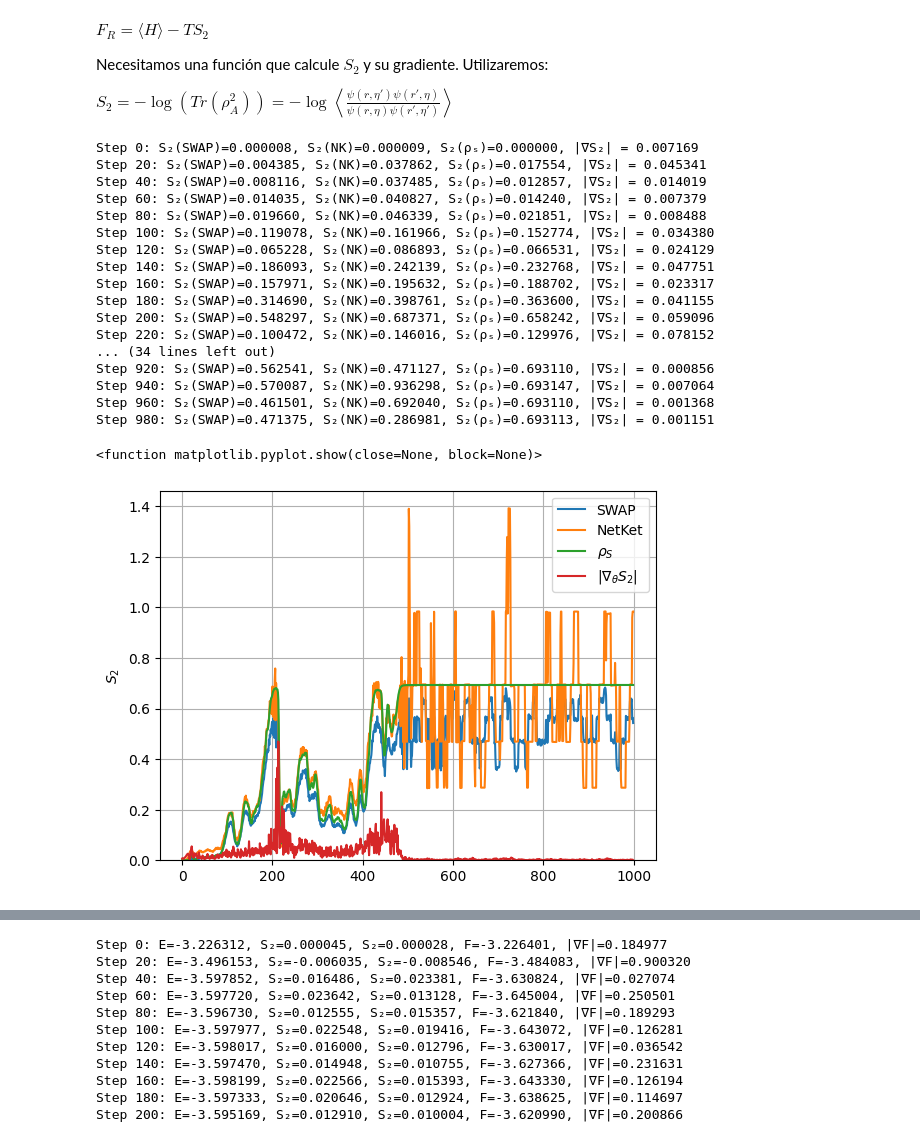
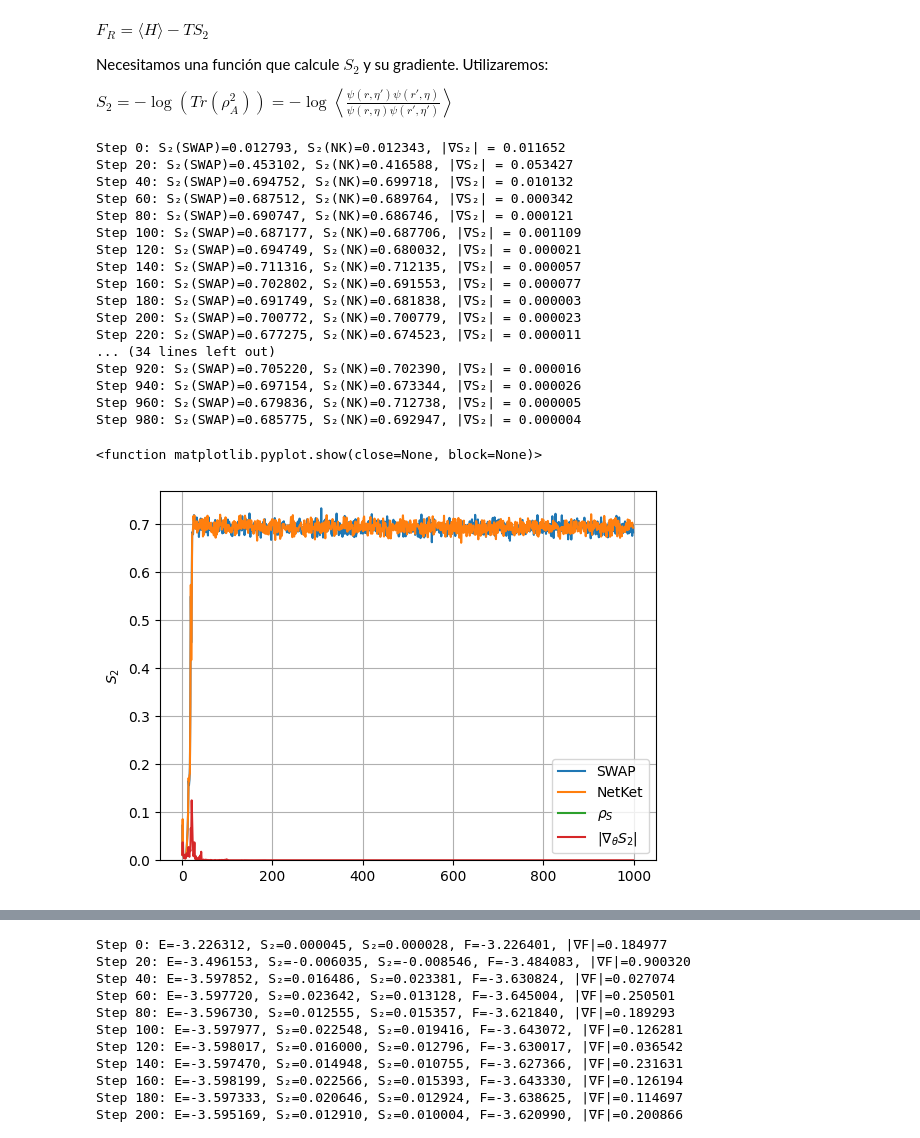
Before and after one commit to ismaelcastrouimp/TFM, a Jupyter notebook: Ancilla_Ising.ipynb, the cells around one changed output, grey strips where cells are left out. Cells and saved outputs as stored; diff of their text form; code cells hidden in the pictures.

Commit message:
Exact sampling, multi layer perceptron added, lr schedule

```diff
--- a/Ancilla_Ising.ipynb
+++ b/Ancilla_Ising.ipynb
@@ -663,13 +705,15 @@ class RBM_Z2(nn.Module):
 #Se busca el estado que maximiza S₂, en nuestro caso max(S₂)=ln(4)
 
 partition = list(range(N))
-g = nk.graph.Chain(length=N+N_ancilla, pbc=False)
-sampler = nk.sampler.MetropolisExchange(hi_extended, graph=g, d_max=N+N_ancilla)
+# g = nk.graph.Chain(length=N+N_ancilla, pbc=False)
+# sampler = nk.sampler.MetropolisExchange(hi_extended, graph=g, d_max=N+N_ancilla)
+# sampler = nk.sampler.MetropolisLocal(hi_extended)
+sampler = nk.sampler.ExactSampler(hilbert=hi_extended)
 model = RBM_Z2(alpha=1, trivial_Z2=True)
 vstate = nk.vqs.MCState(sampler, model, n_samples=20000)
 vstate.init_parameters
-optimizer = optax.sgd(learning_rate=0.3, momentum=0.9)
-# optimizer = optax.adam(learning_rate=0.1)
+# optimizer = optax.sgd(learning_rate=0.8, momentum=0.9)
+optimizer = optax.adam(learning_rate=optax.schedules.linear_onecycle_schedule(1000, 0.5, 0.3, 0.85, 10, 100))
 # optimizer = optax.adamw(learning_rate=0.1, weight_decay=1e-2)
 opt_state = optimizer.init(vstate.parameters)
 
@@ -685,58 +729,59 @@ for step in range(1000):
     # S2_grad_2 = renyi2_grad_only_stable(vstate, partition, 10000, key=step)
     # S2, S2_grad_2 = renyi2_entropy_and_grad_stable(vstate, partition, 10000, key=step)
     # S2, S2_grad_2 = renyi2_entropy_and_grad_averaged(vstate, partition, 1008, step, 10)
-    # S2, S2_grad_2 = renyi2_value_and_grad(vstate, N, partition, 1008, key=step)
-    # S2, S2_grad_2 = renyi2_value_and_grad2(vstate, hi_extended, partition, 1008)
+    # S2, S2_grad_2 = renyi2_value_and_grad(vstate, N, partition, 10000, key=step)
+    # S2, S2_grad_2 = renyi2_value_and_grad2(vstate, hi_extended, partition, 200000)
     S2_nk = vstate.expect(S2_obs).mean.real*np.log(2)
-    S2_trace = renyi2_entropy_exact(vstate, partition)[0]
+    # S2_trace = renyi2_entropy_exact(vstate, partition)[0]
     S2_grad = jnp.linalg.norm(nk.jax.tree_ravel(S2_grad_2)[0])
 
     S_grad = jax.tree_util.tree_map(
         lambda grad_S2:  - grad_S2,
         S2_grad_2
     )
 
     updates, opt_state = optimizer.update(S_grad, opt_state, vstate.parameters)
     vstate.parameters = optax.apply_updates(vstate.parameters, updates)
 
     S2_history_swap.append(S2)
     S2_history_nk.append(S2_nk)
-    S2_history_trace.append(S2_trace)
+    # S2_history_trace.append(S2_trace)
     S2_grad_history.append(S2_grad)
 
     if step % 20 == 0:
         grad_norm = jnp.linalg.norm(nk.jax.tree_ravel(S_grad)[0])
-        print(f"Step {step}: S₂(SWAP)={S2:.6f}, S₂(NK)={S2_nk:.6f}, S₂(ρₛ)={S2_trace:.6f}, |∇S₂| = {S2_grad:.6f}")
+        # print(f"Step {step}: S₂(SWAP)={S2:.6f}, S₂(NK)={S2_nk:.6f}, S₂(ρₛ)={S2_trace:.6f}, |∇S₂| = {S2_grad:.6f}")
+        print(f"Step {step}: S₂(SWAP)={S2:.6f}, S₂(NK)={S2_nk:.6f}, |∇S₂| = {S2_grad:.6f}")
 
 plt.plot(S2_history_swap, label="SWAP")
 plt.plot(S2_history_nk, label="NetKet")
 plt.plot(S2_history_trace, label=r"$\rho_S$")
 plt.plot(S2_grad_history, label=r"$|\nabla_\theta S_2$|")
 plt.ylabel(r"$S_2$")
 plt.ylim(0,)
 plt.grid()
 plt.legend()
 plt.show
 # %% [output]
-Step 0: S₂(SWAP)=0.000008, S₂(NK)=0.000009, S₂(ρₛ)=0.000000, |∇S₂| = 0.007169
-Step 20: S₂(SWAP)=0.004385, S₂(NK)=0.037862, S₂(ρₛ)=0.017554, |∇S₂| = 0.045341
-Step 40: S₂(SWAP)=0.008116, S₂(NK)=0.037485, S₂(ρₛ)=0.012857, |∇S₂| = 0.014019
-Step 60: S₂(SWAP)=0.014035, S₂(NK)=0.040827, S₂(ρₛ)=0.014240, |∇S₂| = 0.007379
-Step 80: S₂(SWAP)=0.019660, S₂(NK)=0.046339, S₂(ρₛ)=0.021851, |∇S₂| = 0.008488
-Step 100: S₂(SWAP)=0.119078, S₂(NK)=0.161966, S₂(ρₛ)=0.152774, |∇S₂| = 0.034380
-Step 120: S₂(SWAP)=0.065228, S₂(NK)=0.086893, S₂(ρₛ)=0.066531, |∇S₂| = 0.024129
-Step 140: S₂(SWAP)=0.186093, S₂(NK)=0.242139, S₂(ρₛ)=0.232768, |∇S₂| = 0.047751
-Step 160: S₂(SWAP)=0.157971, S₂(NK)=0.195632, S₂(ρₛ)=0.188702, |∇S₂| = 0.023317
-Step 180: S₂(SWAP)=0.314690, S₂(NK)=0.398761, S₂(ρₛ)=0.363600, |∇S₂| = 0.041155
-Step 200: S₂(SWAP)=0.548297, S₂(NK)=0.687371, S₂(ρₛ)=0.658242, |∇S₂| = 0.059096
-Step 220: S₂(SWAP)=0.100472, S₂(NK)=0.146016, S₂(ρₛ)=0.129976, |∇S₂| = 0.078152
+Step 0: S₂(SWAP)=0.012793, S₂(NK)=0.012343, |∇S₂| = 0.011652
+Step 20: S₂(SWAP)=0.453102, S₂(NK)=0.416588, |∇S₂| = 0.053427
+Step 40: S₂(SWAP)=0.694752, S₂(NK)=0.699718, |∇S₂| = 0.010132
+Step 60: S₂(SWAP)=0.687512, S₂(NK)=0.689764, |∇S₂| = 0.000342
+Step 80: S₂(SWAP)=0.690747, S₂(NK)=0.686746, |∇S₂| = 0.000121
+Step 100: S₂(SWAP)=0.687177, S₂(NK)=0.687706, |∇S₂| = 0.001109
+Step 120: S₂(SWAP)=0.694749, S₂(NK)=0.680032, |∇S₂| = 0.000021
+Step 140: S₂(SWAP)=0.711316, S₂(NK)=0.712135, |∇S₂| = 0.000057
+Step 160: S₂(SWAP)=0.702802, S₂(NK)=0.691553, |∇S₂| = 0.000077
+Step 180: S₂(SWAP)=0.691749, S₂(NK)=0.681838, |∇S₂| = 0.000003
+Step 200: S₂(SWAP)=0.700772, S₂(NK)=0.700779, |∇S₂| = 0.000023
+Step 220: S₂(SWAP)=0.677275, S₂(NK)=0.674523, |∇S₂| = 0.000011
 ... (34 lines left out)
-Step 920: S₂(SWAP)=0.562541, S₂(NK)=0.471127, S₂(ρₛ)=0.693110, |∇S₂| = 0.000856
-Step 940: S₂(SWAP)=0.570087, S₂(NK)=0.936298, S₂(ρₛ)=0.693147, |∇S₂| = 0.007064
-Step 960: S₂(SWAP)=0.461501, S₂(NK)=0.692040, S₂(ρₛ)=0.693110, |∇S₂| = 0.001368
-Step 980: S₂(SWAP)=0.471375, S₂(NK)=0.286981, S₂(ρₛ)=0.693113, |∇S₂| = 0.001151
+Step 920: S₂(SWAP)=0.705220, S₂(NK)=0.702390, |∇S₂| = 0.000016
+Step 940: S₂(SWAP)=0.697154, S₂(NK)=0.673344, |∇S₂| = 0.000026
+Step 960: S₂(SWAP)=0.679836, S₂(NK)=0.712738, |∇S₂| = 0.000005
+Step 980: S₂(SWAP)=0.685775, S₂(NK)=0.692947, |∇S₂| = 0.000004
 <function matplotlib.pyplot.show(close=None, block=None)>
-[figure, old version]
+[figure, new version]
 # %%
 it = 50
 entropy_1 = np.zeros(it)
```
Also changed, not shown: parts of 5 cells of this notebook.
